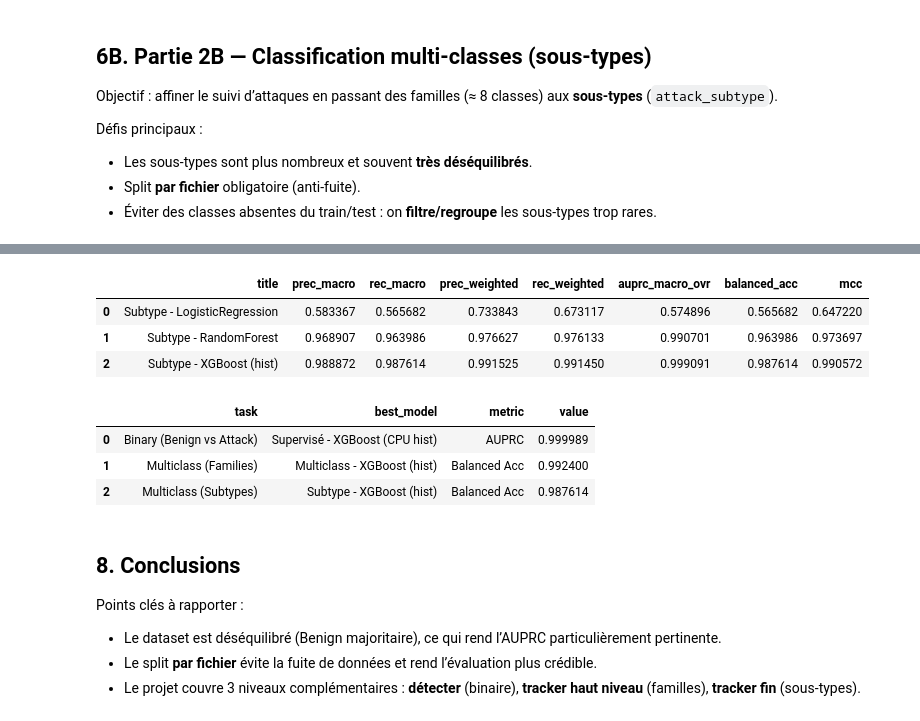
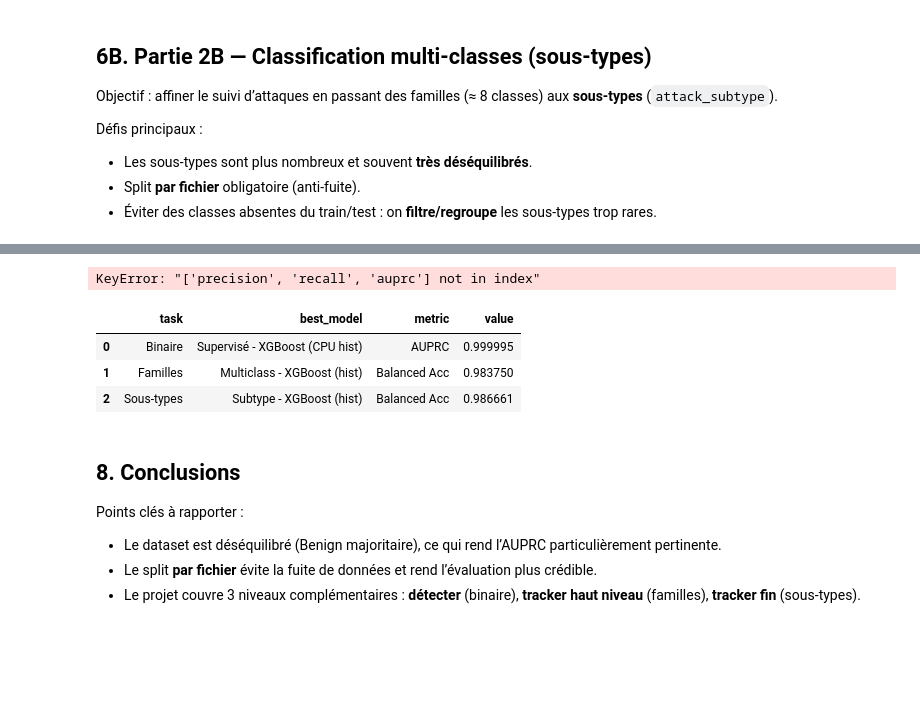
Before and after one commit to ErkannCh/mlsecu, a Jupyter notebook: mlsecu.ipynb, the cells around one changed output, grey strips where cells are left out. Saved outputs shown, nothing was run; the diff lists cells and outputs as text; code cells hidden in the pictures; blank space fills up the shorter version.

```diff
--- a/mlsecu.ipynb
+++ b/mlsecu.ipynb
@@ -558,9 +640,9 @@ artifacts["lr_pred"] = lr_pred
 artifacts["rf_pred"] = rf_pred
 artifacts["xgb_pred"] = xgb_pred
 
-st_results.append(eval_multiclass(st_scenario["y_test"], lr_pred, title="Subtype - LogisticRegression", y_proba=lr_proba, classes=lr_st.classes_))
-st_results.append(eval_multiclass(st_scenario["y_test"], rf_pred, title="Subtype - RandomForest", y_proba=rf_proba, classes=rf_st.classes_))
-st_results.append(eval_multiclass(st_scenario["y_test"], xgb_pred, y_proba=xgb_proba, classes=np.arange(len(st_scenario["classes"])), title="Subtype - XGBoost (hist)"))
+st_results.append(eval(st_scenario["y_test"], lr_pred, y_score=lr_proba, title="LogisticRegression", classes=lr_st.classes_))
+st_results.append(eval(st_scenario["y_test"], rf_pred, y_score=rf_proba, title="RandomForest", classes=rf_st.classes_))
+st_results.append(eval(st_scenario["y_test"], xgb_pred, y_score=xgb_proba, title="XGBoost", classes=np.arange(len(st_scenario["classes"]))))
 for r in st_results:
     r["scenario"] = st_scenario["name"]
 
@@ -569,6 +651,6 @@ plot_confusion_matrix(st_scenario["y_test"], artifacts["rf_pred"], class_names=s
 plot_confusion_matrix(st_scenario["y_test"], artifacts["xgb_pred"], class_names=st_scenario["classes"], title="Figure 11 — Confusion (XGB, sous-types)")
 
 st_df = pd.DataFrame(st_results)
-st_df = st_df[["scenario", "title", "prec_macro", "rec_macro", "prec_weighted", "rec_weighted", "auprc_macro_ovr", "balanced_acc", "mcc"]]
+st_df = st_df[["scenario", "title", "precision", "recall", "auprc", "balanced_acc", "mcc"]]
 st_df
 # %% [output]
@@ -582,69 +658,70 @@ st_df
 # %%
 fam_table = pd.DataFrame(fam_results)[[
     "title",
-    "prec_macro",
-    "rec_macro",
-    "prec_weighted",
-    "rec_weighted",
-    "auprc_macro_ovr",
+    "precision",
+    "recall",
+    "auprc",
     "balanced_acc",
     "mcc",
 ]]
 
 st_table = pd.DataFrame(st_results)[[
     "title",
-    "prec_macro",
-    "rec_macro",
-    "prec_weighted",
-    "rec_weighted",
-    "auprc_macro_ovr",
+    "precision",
+    "recall",
+    "auprc",
     "balanced_acc",
     "mcc",
 ]]
 
-fam_table
-st_table
+final_table = pd.concat([binary_table, fam_table, st_table], ignore_index=True)
+final_table = final_table[[
+	"title",
+	"precision",
+	"recall",
+	"auprc",
+	"balanced_acc",
+	"mcc",
+]]
+final_table
 # %% [output]
-|  | title | prec_macro | rec_macro | prec_weighted | rec_weighted | auprc_macro_ovr | balanced_acc | mcc |
-| 0 | Subtype - LogisticRegression | 0.583367 | 0.565682 | 0.733843 | 0.673117 | 0.574896 | 0.565682 | 0.647220 |
-| 1 | Subtype - RandomForest | 0.968907 | 0.963986 | 0.976627 | 0.976133 | 0.990701 | 0.963986 | 0.973697 |
-| 2 | Subtype - XGBoost (hist) | 0.988872 | 0.987614 | 0.991525 | 0.991450 | 0.999091 | 0.987614 | 0.990572 |
+KeyError: "['precision', 'recall', 'auprc'] not in index"
 # %%
 def pick_best(df, metric, higher_is_better=True):
     d = df.dropna(subset=[metric]).copy()
     idx = d[metric].idxmax() if higher_is_better else d[metric].idxmin()
     return d.loc[idx]
 
 best_bin = pick_best(binary_table, metric="auprc")
 best_fam = pick_best(fam_table, metric="balanced_acc")
 best_st = pick_best(st_table, metric="balanced_acc") if "st_table" in globals() else None
 
 rows = []
 rows.append({
-	"task": "Binary (Benign vs Attack)",
+	"task": "Binaire",
 	"best_model": best_bin["title"],
 	"metric": "AUPRC",
 	"value": float(best_bin["auprc"]),
 })
 rows.append({
-	"task": "Multiclass (Families)",
+	"task": "Familles",
 	"best_model": best_fam["title"],
 	"metric": "Balanced Acc",
 	"value": float(best_fam["balanced_acc"]),
 })
 rows.append({
-	"task": "Multiclass (Subtypes)",
+	"task": "Sous-types",
 	"best_model": best_st["title"],
 	"metric": "Balanced Acc",
 	"value": float(best_st["balanced_acc"]),
 })
 
 pd.DataFrame(rows)
 # %% [output]
 |  | task | best_model | metric | value |
-| 0 | Binary (Benign vs Attack) | Supervisé - XGBoost (CPU hist) | AUPRC | 0.999989 |
-| 1 | Multiclass (Families) | Multiclass - XGBoost (hist) | Balanced Acc | 0.992400 |
-| 2 | Multiclass (Subtypes) | Subtype - XGBoost (hist) | Balanced Acc | 0.987614 |
+| 0 | Binaire | Supervisé - XGBoost (CPU hist) | AUPRC | 0.999995 |
+| 1 | Familles | Multiclass - XGBoost (hist) | Balanced Acc | 0.983750 |
+| 2 | Sous-types | Subtype - XGBoost (hist) | Balanced Acc | 0.986661 |
 # %% [markdown]
 ## 8. Conclusions
 
```
Also changed, not shown: parts of 10 cells of this notebook, 1 other file.
